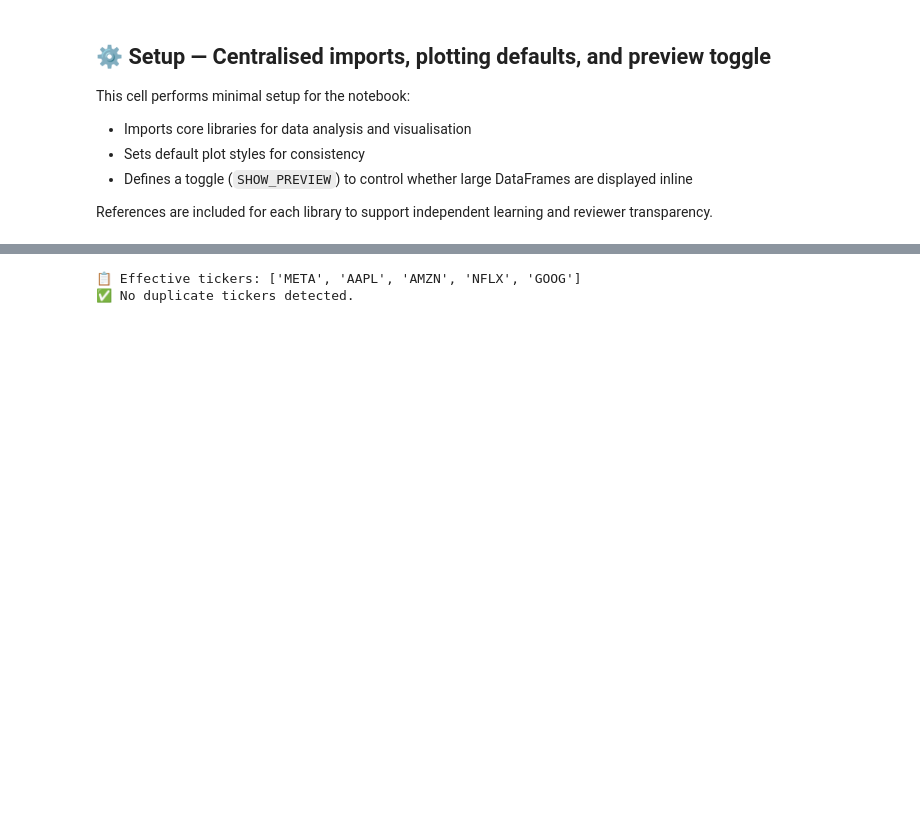
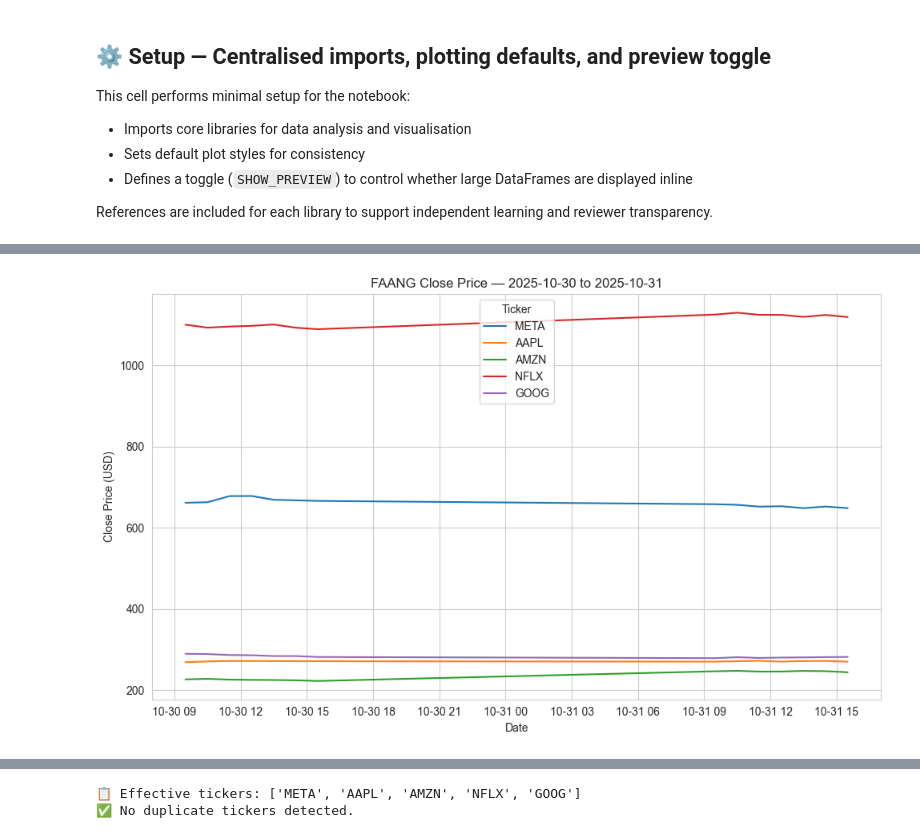
Before and after one commit to ECronin1973/computer_infrastructure, a Jupyter notebook: notebooks/problems.ipynb, the cells around one changed output, grey strips where cells are left out. Cells and saved outputs as stored; diff of their text form; code cells hidden in the pictures; blank space fills up the shorter version.

```diff
--- a/notebooks/problems.ipynb
+++ b/notebooks/problems.ipynb
@@ -612,0 +640,55 @@ plt.show()
+# %%
+# Safely obtain `data`
+data = globals().get('data')
+if not isinstance(data, dict) or not data:
+    raise RuntimeError("❌ No data to plot. Please run Step 2 (`load_latest_data`) to populate the `data` dictionary.")
+
+# Create figure and axis
+fig, ax = plt.subplots(figsize=(10, 6))
+all_x = []
+
+# Plot each ticker
+for sym, df in data.items():
+    if not isinstance(df, pd.DataFrame) or df.empty or 'Close' not in df.columns:
+        continue
+
+    # Determine datetime x-axis
+    if isinstance(df.index, pd.DatetimeIndex) and not df.index.empty:
+        x = df.index
+        y = df['Close']
+    elif 'Date' in df.columns:
+        x = pd.to_datetime(df['Date'], errors='coerce')
+        valid = x.notna()
+        if not valid.any():
+            continue
+        x = x[valid]
+        y = df.loc[valid, 'Close']
+    else:
+        continue
+
+    if y is None or y.empty:
+        continue
+
+    ax.plot(x, y, label=sym)
+    all_x.append(x)
+
+# Axis labels
+ax.set_xlabel('Date')
+ax.set_ylabel('Close Price (USD)')
+
+# Compute global date range
+min_date = globals().get('min_date')
+max_date = globals().get('max_date')
+
+if not (isinstance(min_date, pd.Timestamp) and isinstance(max_date, pd.Timestamp)):
+    if all_x:
+        min_date = min(x.min() for x in all_x)
+        max_date = max(x.max() for x in all_x)
+
+# Title
+title_range = f"{min_date.date()} to {max_date.date()}" if min_date and max_date else "Latest"
+ax.set_title(f"FAANG Close Price — {title_range}")
+ax.legend(title='Ticker')
+fig.tight_layout()
+# %% [output]
+[figure, added]
```
Also changed, not shown: parts of 66 cells of this notebook, 9 other files.
